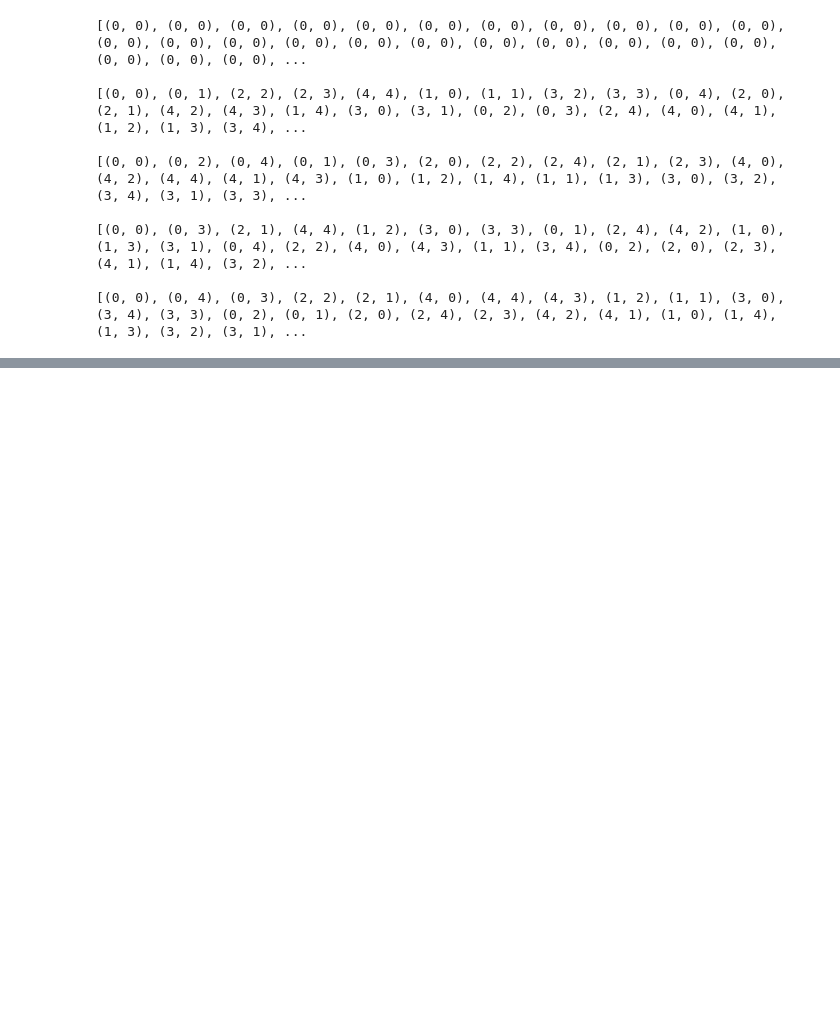
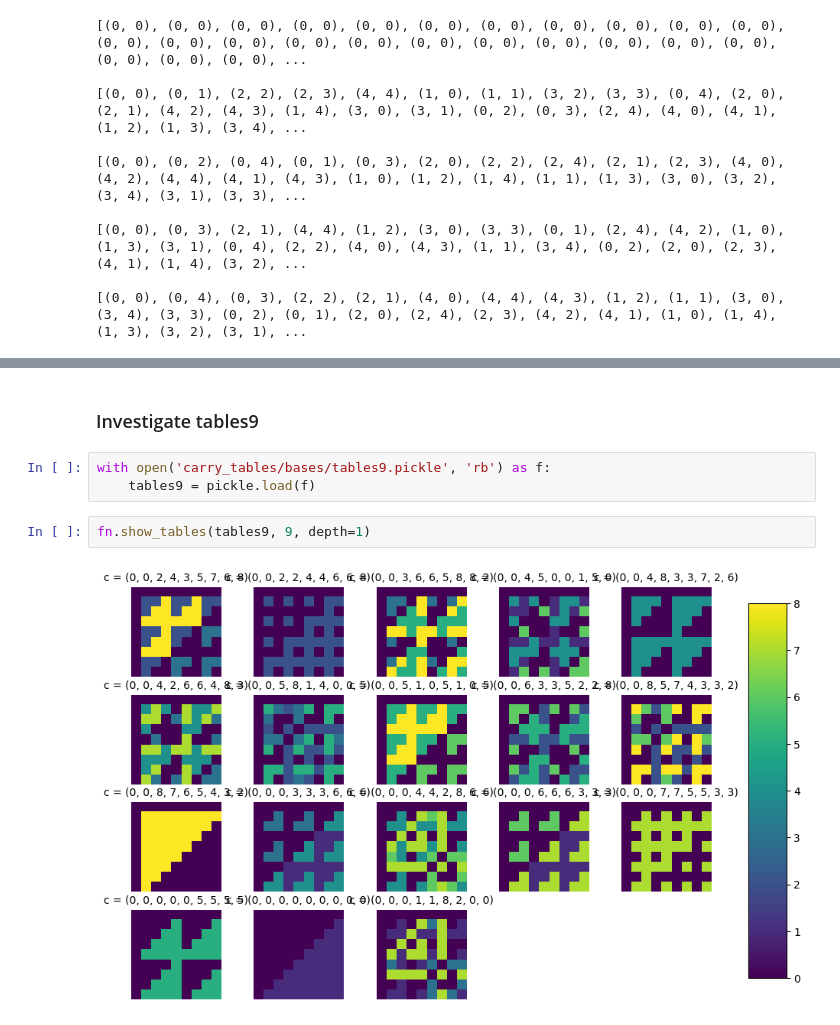
Before and after one commit to cutterdawes/BaseAddition, a Jupyter notebook: carry_tables.ipynb, the cells around one changed output, grey strips where cells are left out. Saved outputs shown, nothing was run; the diff lists cells and outputs as text; blank space fills up the shorter version.

```diff
--- a/carry_tables.ipynb
+++ b/carry_tables.ipynb
@@ -317,0 +329,9 @@ step = (0, 1)
+# %% [markdown]
+### Investigate tables9
+# %%
+with open('carry_tables/bases/tables9.pickle', 'rb') as f:
+    tables9 = pickle.load(f)
+# %%
+fn.show_tables(tables9, 9, depth=1)
+# %% [output]
+[figure, added]
```
Also changed, not shown: parts of 13 cells of this notebook, 4 other files.
